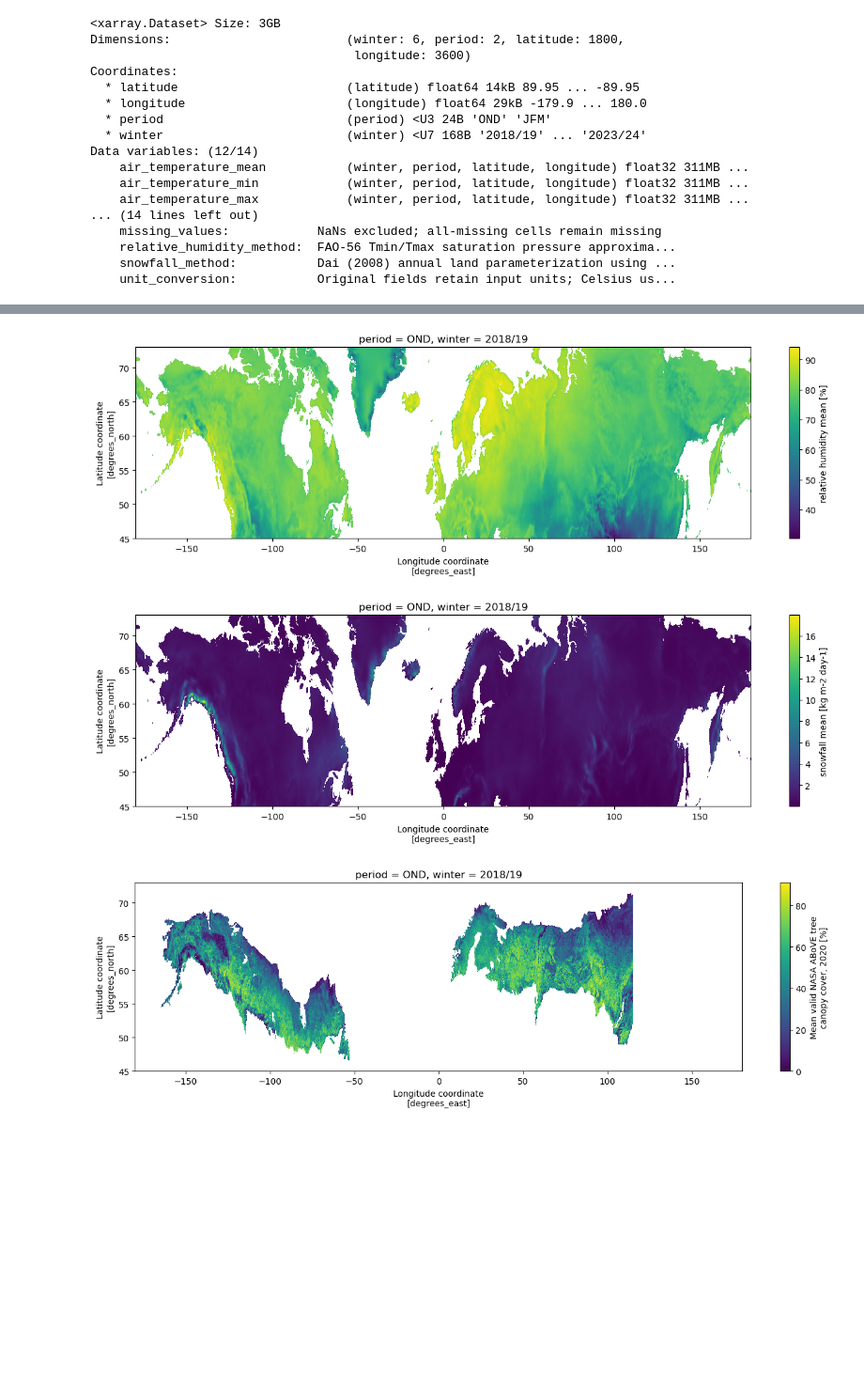
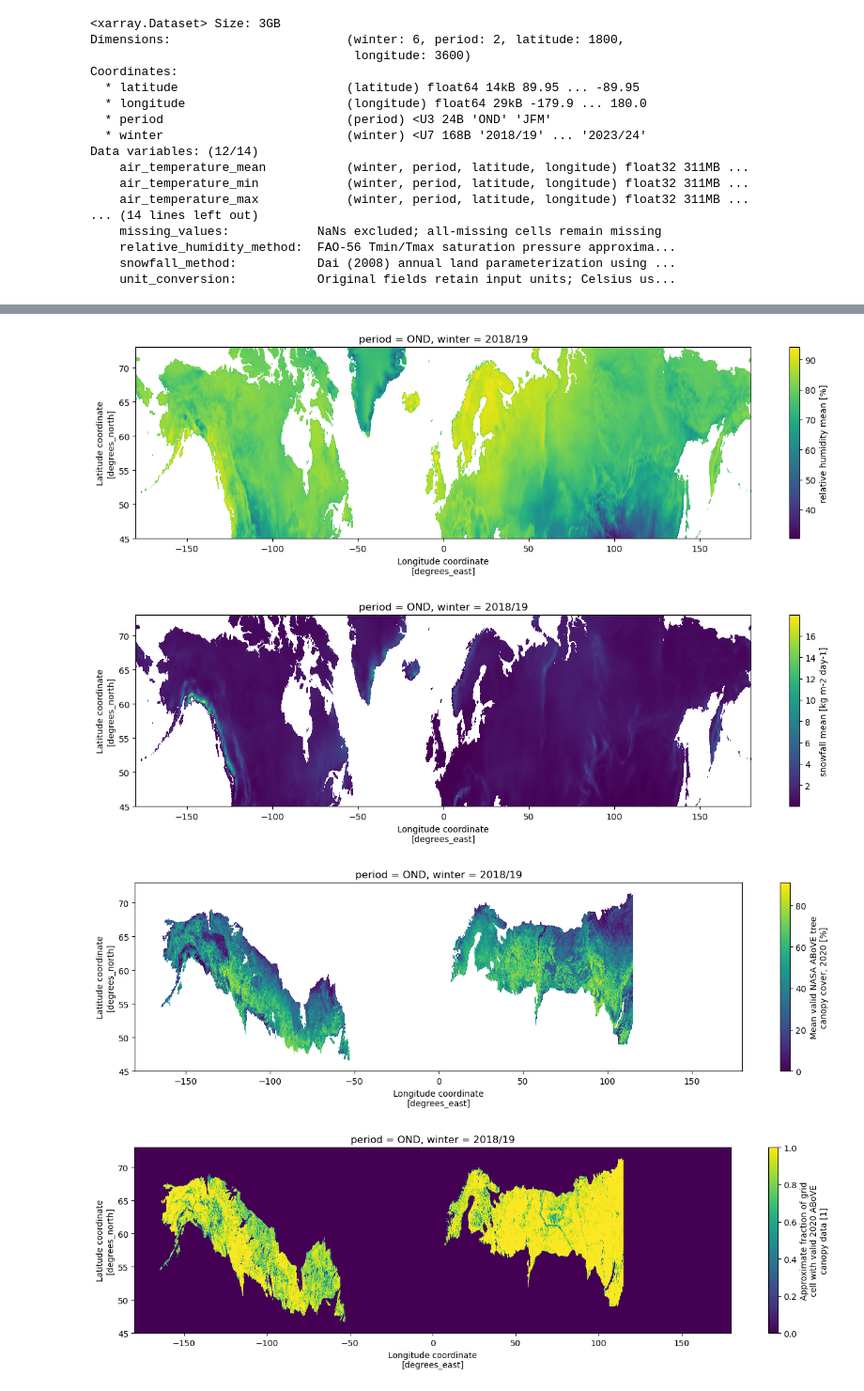
Before and after one commit to thomaslaraia/Snowstradamus_2, a Jupyter notebook: notebooks/13-tl-handling-lukes-era5-data.ipynb, the cells around one changed output, grey strips where cells are left out. Shown at 94% size. Drawn from its saved outputs; the diff is of its cells as text; code cells hidden in the pictures; blank space fills up the shorter version.

```diff
--- a/notebooks/13-tl-handling-lukes-era5-data.ipynb
+++ b/notebooks/13-tl-handling-lukes-era5-data.ipynb
@@ -782,32 +782,36 @@ ds_cropped = ds.where(mask, drop=True)
 
 PERIOD = 'OND'
 WINTER = '2018/19'
 
 from matplotlib import pyplot as plt
 fig = plt.figure(figsize=(16,4))
 ds.sel(period=PERIOD,winter=WINTER).where(mask, drop=True).air_temperature_mean.plot()
 plt.show()
 fig = plt.figure(figsize=(16,4))
 ds.sel(period=PERIOD,winter=WINTER).where(mask, drop=True).precipitation_mean.plot()
 plt.show()
 fig = plt.figure(figsize=(16,4))
 ds.sel(period=PERIOD,winter=WINTER).where(mask, drop=True).wind_speed_mean.plot()
 plt.show()
 fig = plt.figure(figsize=(16,4))
 ds.sel(period=PERIOD,winter=WINTER).where(mask, drop=True).relative_humidity_mean.plot()
 plt.show()
 fig = plt.figure(figsize=(16,4))
 ds.sel(period=PERIOD,winter=WINTER).where(mask, drop=True).snowfall_mean.plot()
 plt.show()
 fig = plt.figure(figsize=(16,4))
 ds.sel(period=PERIOD,winter=WINTER).where(mask, drop=True).tree_canopy_cover_2020.plot()
 plt.show()
+fig = plt.figure(figsize=(16,4))
+ds.sel(period=PERIOD,winter=WINTER).where(mask, drop=True).tree_canopy_coverage_fraction.plot()
+plt.show()
 # %% [output]
 [figure]
 [figure]
 [figure]
 [figure]
 [figure]
 [figure]
+[figure, added]
 # %%
  vvvvvvvvvv
```
Also changed, not shown: 5 other files.
